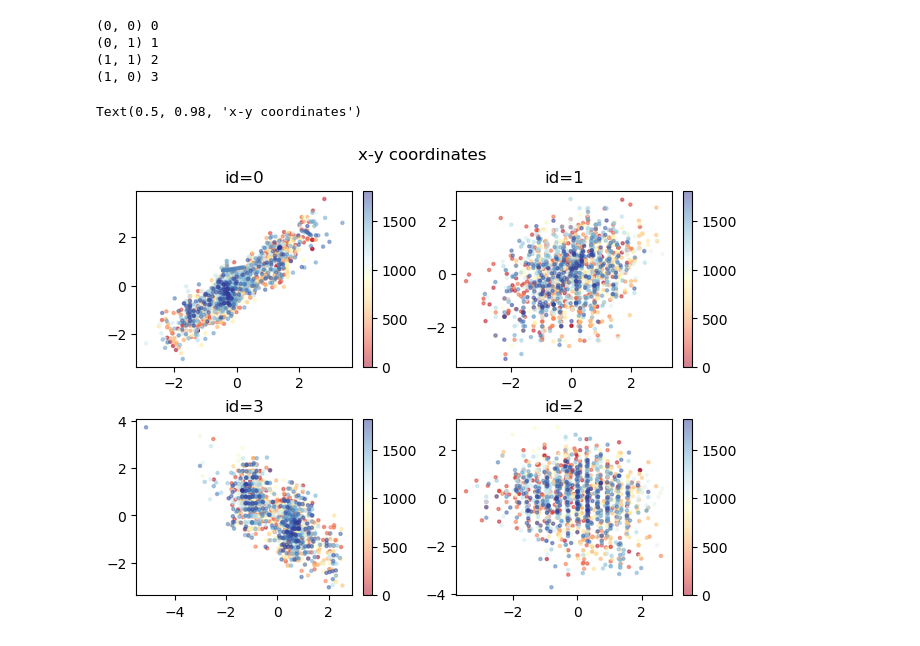
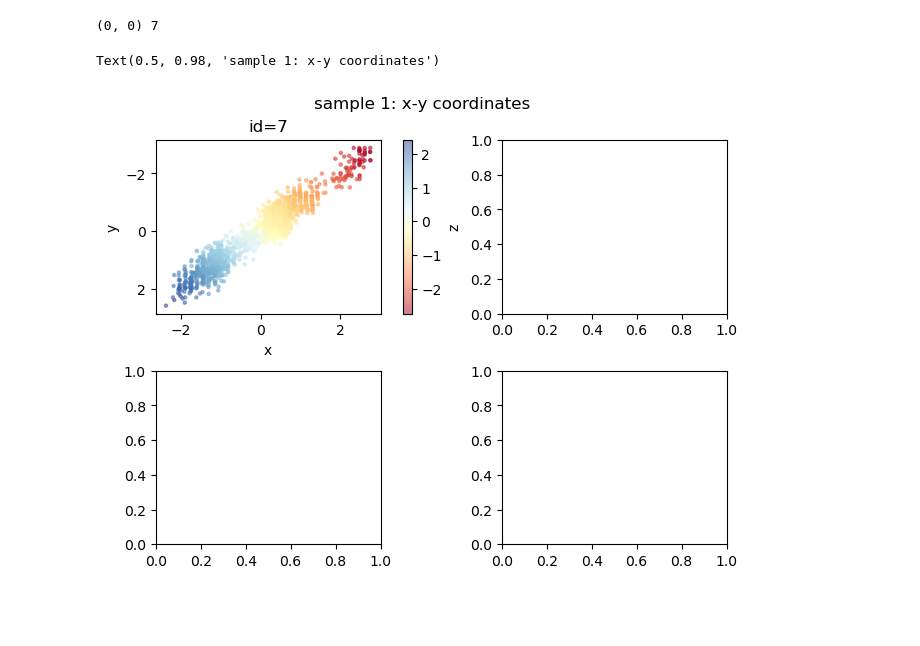
Before and after one commit to dongdangdeng/marker_tracking, a Jupyter notebook: orbit_parsing_test.ipynb, the cells around one changed output. Cells and saved outputs as stored; diff of their text form; code cells hidden in the pictures; blank space fills up the shorter version.

```diff
--- a/orbit_parsing_test.ipynb
+++ b/orbit_parsing_test.ipynb
@@ -42,3 +55,13 @@ orbit
 # %%
 def mean_norm(df_input):
     return df_input.apply(lambda x: (x-x.mean())/ x.std(), axis=0)
+# %%
+id = ids[0]
+# 小数点以下 桁数 6
+pd.options.display.float_format = '{:.6f}'.format
+
+orbit = markers[[(str(id), 'cpx'),(str(id), 'cpy'),(str(id), 'z')]]
+orbit.columns = orbit.columns.droplevel(0)
+
+print("raw data")
+orbit.describe()
@@ -44,0 +79,6 @@ def mean_norm(df_input):
+# %%
+orbit = outlier_iqr(orbit, q_min, q_max)  # 外れ値の除去
+orbit = mean_norm(orbit)
+
+print("standardized data")
+orbit.describe()
@@ -45,29 +104,24 @@ def mean_norm(df_input):
 # %%
 x, y = [2,2]
 fig, axs = plt.subplots(y, x, constrained_layout=True)
 
-#add_subplot()でグラフを描画する領域を追加する．引数は行，列，場所
-# axs = [fig.add_subplot(2, 2, 1 + i) for i in range(4)]
 cm = plt.cm.get_cmap('RdYlBu') # プロットのカラーマップ
-for g, id in zip([(0, 0),(0, 1),(1, 1),(1, 0),], range(4)):
+for g, id in zip([(0, 0),(0, 1),(1, 1),(1, 0),], ids):
     print(g, id)
-    orbit = mean_norm(markers[[(str(id), 'x'),(str(id), 'y')]])
+    orbit = markers[[(str(id), 'x'),(str(id), 'y'),(str(id), 'z')]]
     orbit.columns = orbit.columns.droplevel(0)
-    mappable = axs[g].scatter(orbit['x'], orbit['y'], c=list(orbit.index),cmap=cm,s=5, alpha=0.5)
-    fig.colorbar(mappable, ax=axs[g])
+    orbit = outlier_iqr(orbit, q_min, q_max)  # 外れ値の除去
+    orbit = mean_norm(orbit)
+    # print(orbit.describe())
+    mappable = axs[g].scatter(orbit['x'], orbit['y'], c=list(orbit['z']),cmap=cm,s=5, alpha=0.5)
+    fig.colorbar(mappable, ax=axs[g], label="z")
+    axs[g].invert_yaxis()   # y座標反転（左上が原点）
     axs[g].set_title(f"id={id}")
+    axs[g].set_xlabel("x")
+    axs[g].set_ylabel("y")
 
-fig.suptitle("x-y coordinates")
-
-# for id in [0,1,2,3]:
-#     orbit = markers[[(str(id), 'x'),(str(id), 'y')]]
-#     orbit.columns = orbit.columns.droplevel(0)
-#     plt.scatter(orbit['x'], orbit['y'], s=5, alpha=0.5)
-#     plt.title("x-y coordinates for id=0")
+fig.suptitle("sample 1: x-y coordinates")
 # %% [output]
-(0, 0) 0
-(0, 1) 1
-(1, 1) 2
-(1, 0) 3
+(0, 0) 7
-Text(0.5, 0.98, 'x-y coordinates')
+Text(0.5, 0.98, 'sample 1: x-y coordinates')
-[figure, old version]
+[figure, new version]
```
Also changed, not shown: parts of 8 cells of this notebook, 4 other files.
